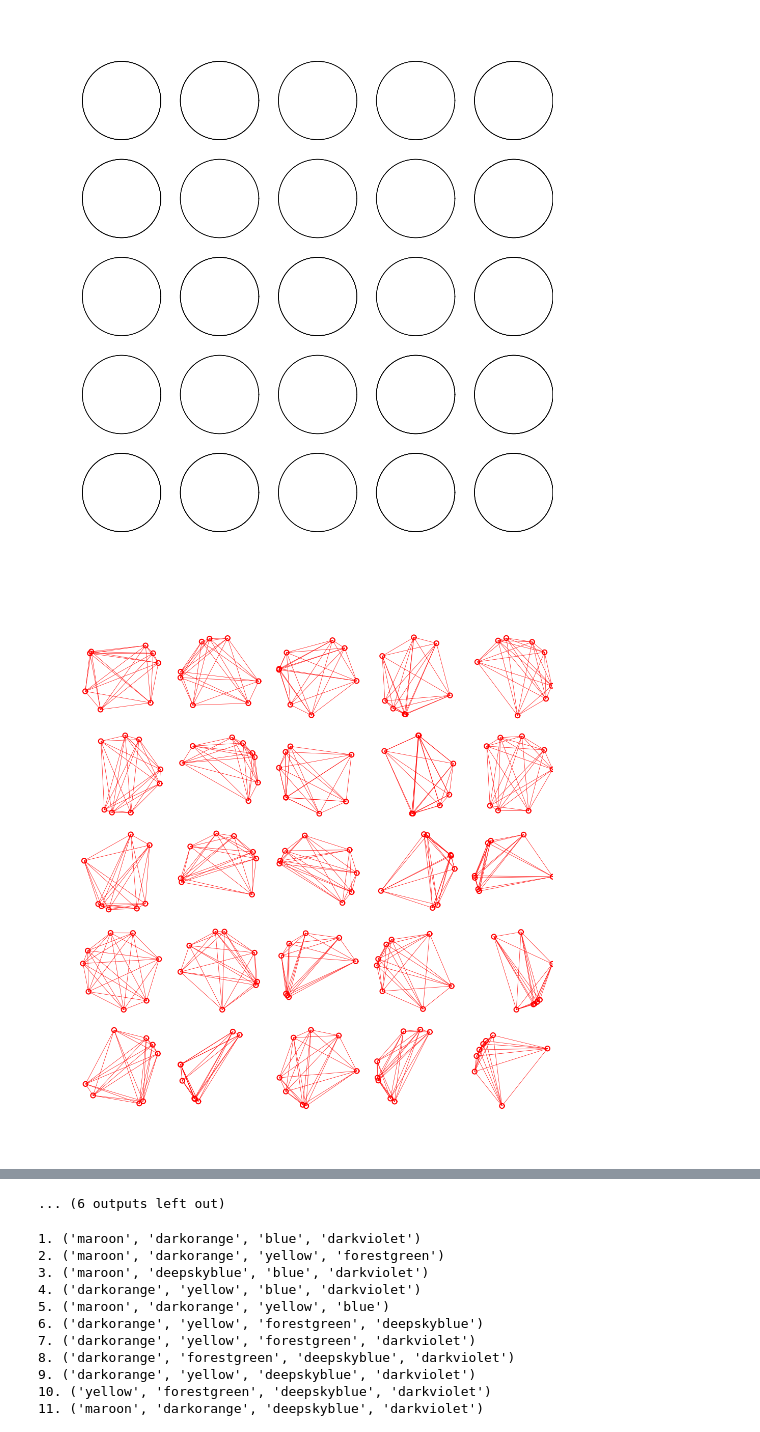
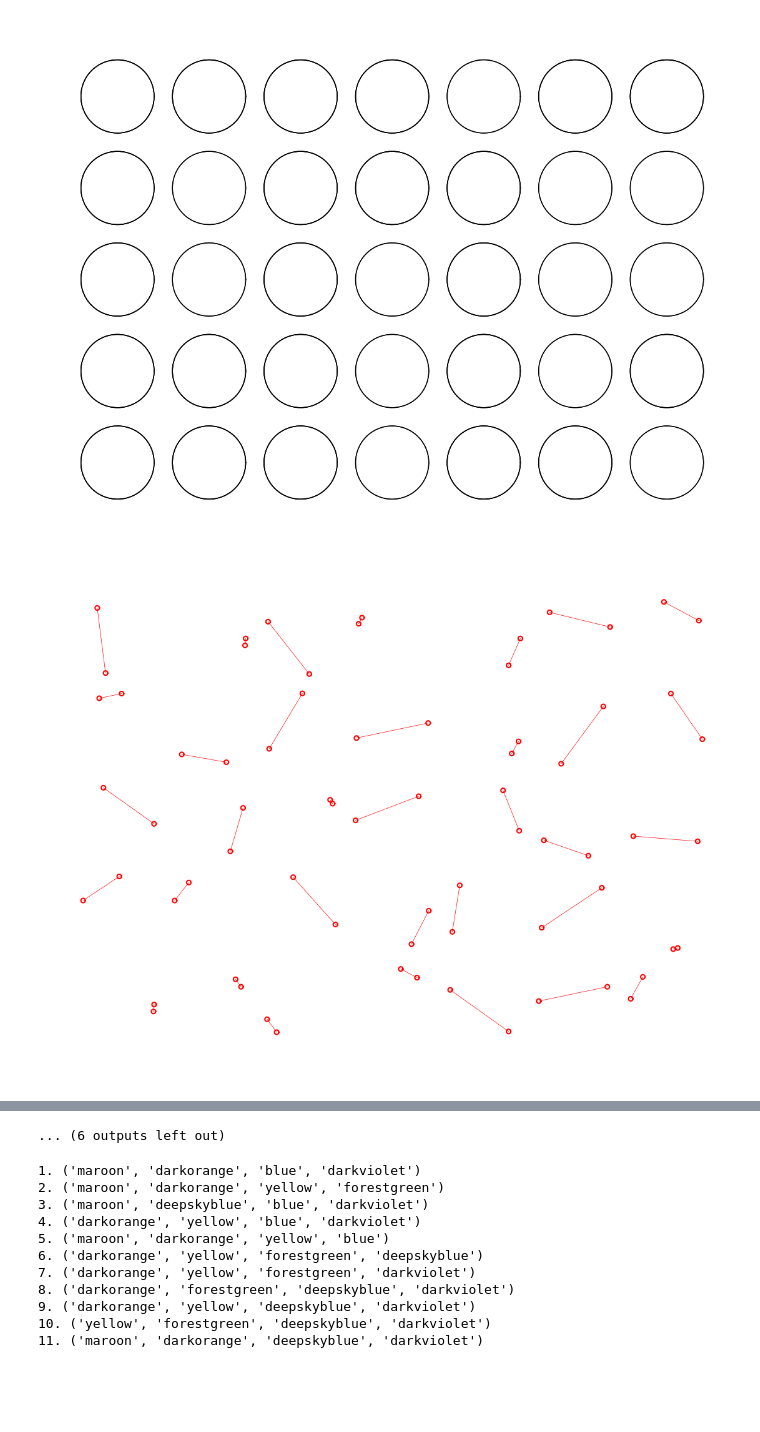
Before and after one commit to viktor-kertanov/hmmg, a Jupyter notebook: notebooks/circle_graphs/am_7_rows_vertex.ipynb, the cells around one changed output, grey strips where cells are left out. Saved outputs shown, nothing was run; the diff lists cells and outputs as text; code cells hidden in the pictures; blank space fills up the shorter version.

Commit message:
Target circles MVP and printed. Combinations in graphs

```diff
--- a/notebooks/circle_graphs/am_7_rows_vertex.ipynb
+++ b/notebooks/circle_graphs/am_7_rows_vertex.ipynb
@@ -4,7 +4,7 @@ import matplotlib.pyplot as plt
 from itertools import permutations, combinations
 import random
 # %%
-thetas = np.linspace(0, 2*np.pi, 1000)
+thetas = np.linspace(0, 2*np.pi, 100)
 
 # Dealing with circles
 x_start = 0
@@ -15,7 +15,7 @@ r_small = .06 #for points
 x_gap = radius*2.5
 y_gap = radius*2.5
 
-row_num_circles = 5
+row_num_circles = 7
 col_num_circles = 5
 
 
@@ -26,7 +26,7 @@ for c in range(col_num_circles):
             plt.plot(np.cos(thetas)*radius + x_gap*r, np.sin(thetas)*radius + c*y_gap, 'k-', linewidth=1)
 
 plt.axis('off')
-plt.axis([-radius-1, row_num_circles*2*radius+1, -radius-1, col_num_circles*2*radius+2])
+plt.axis([-radius-1, row_num_circles*2*radius+radius*2+.5, -radius-1, col_num_circles*2*radius+2])
 plt.gca().set_aspect('equal')
 plt.gcf().set_size_inches(14, 14)
 plt.savefig('circle_graph_circle.svg')
@@ -35,27 +35,25 @@ plt.show()
 # Dealing with random points
 for c in range(col_num_circles):
     for r in range(row_num_circles):
-        num_points = 8
+        num_points = 2
         random_angles = np.random.choice(thetas, num_points, replace=False)
         random_points = [(np.cos(angle) * radius + x_gap * r, np.sin(angle) * radius + c * y_gap) for angle in random_angles]
         rand_combs = combinations(random_points, r=2)
 
         for point in random_points:
-            for _ in range(np.random.randint(1,2)):
+            for _ in range(1):
                 plt.plot(np.cos(thetas)*r_small + point[0], np.sin(thetas)*r_small + point[1], 'r')
 
         for combination in rand_combs:
             for rpt in range(np.random.randint(1,2)):
                 plt.plot([combination[0][0], combination[1][0]], [combination[0][1], combination[1][1]], 'r-', linewidth=.5)
 
-                # if rpt % 2 == 0:
-                #     plt.plot([ combination[1][0], combination[0][0]], [combination[1][1], combination[0][1]], 'r-', linewidth=.5)
 
 plt.axis('off')
-plt.axis([-radius-1, row_num_circles*2*radius+1, -radius-1, col_num_circles*2*radius+2])
+plt.axis([-radius-1, row_num_circles*2*radius+radius*2+.5, -radius-1, col_num_circles*2*radius+2])
 plt.gca().set_aspect('equal')
 plt.gcf().set_size_inches(14, 14)
-plt.savefig('circle_graph_graphs.svg')
+plt.savefig(f'circle_graphs_graphs_c{c}_r{r}.svg')
 plt.show()
 
 # Dealing with colors
@@ -79,34 +77,34 @@ color_data = {
     }
 
 num_colors = 7
 colors = list(color_data.keys())[:num_colors]
 k = 4
 
 color_combos = list(combinations(colors, r=4))
 random.shuffle(color_combos)
 # Quarters
 t_1 = np.linspace(0, np.pi/2, 1000, endpoint=False)
 t_2 = np.linspace(np.pi/2, np.pi, 1000, endpoint=False)
 t_3 = np.linspace(np.pi, 3*np.pi/2, 1000, endpoint=False)
 t_4 = np.linspace(3*np.pi/2, 2*np.pi, 1000, endpoint=False)
 color_thetas = [t_1, t_2, t_3, t_4]
 
 for color in color_data:
     for c in range(col_num_circles):
         for r in range(row_num_circles):
             cirlce_idx = c*row_num_circles+r
             color_combo = color_combos[cirlce_idx]
             if color not in color_combo:
                 continue
             color_idx = color_combo.index(color)
             plt.plot(np.cos(color_thetas[color_idx])*radius + x_gap*r, np.sin(color_thetas[color_idx])*radius + c*y_gap, color=color, linewidth=2)
 
     plt.axis('off')
-    plt.axis([-radius-1, row_num_circles*2*radius+1, -radius-1, col_num_circles*2*radius+2])
+    plt.axis([-radius-1, row_num_circles*2*radius+radius*2+.5, -radius-1, col_num_circles*2*radius+2.5])
     plt.gca().set_aspect('equal')
     plt.gcf().set_size_inches(14, 14)
-    plt.savefig(f'circle_graph_colors_{color}.svg')
+    # plt.savefig(f'circle_graph_colors_{color}.svg')
     plt.show()
 # %% [output]
-[figure, old version]
+[figure, new version]
-[figure, old version]
+[figure, new version]
```
Also changed, not shown: parts of 1 cell of this notebook, 1 other file.
